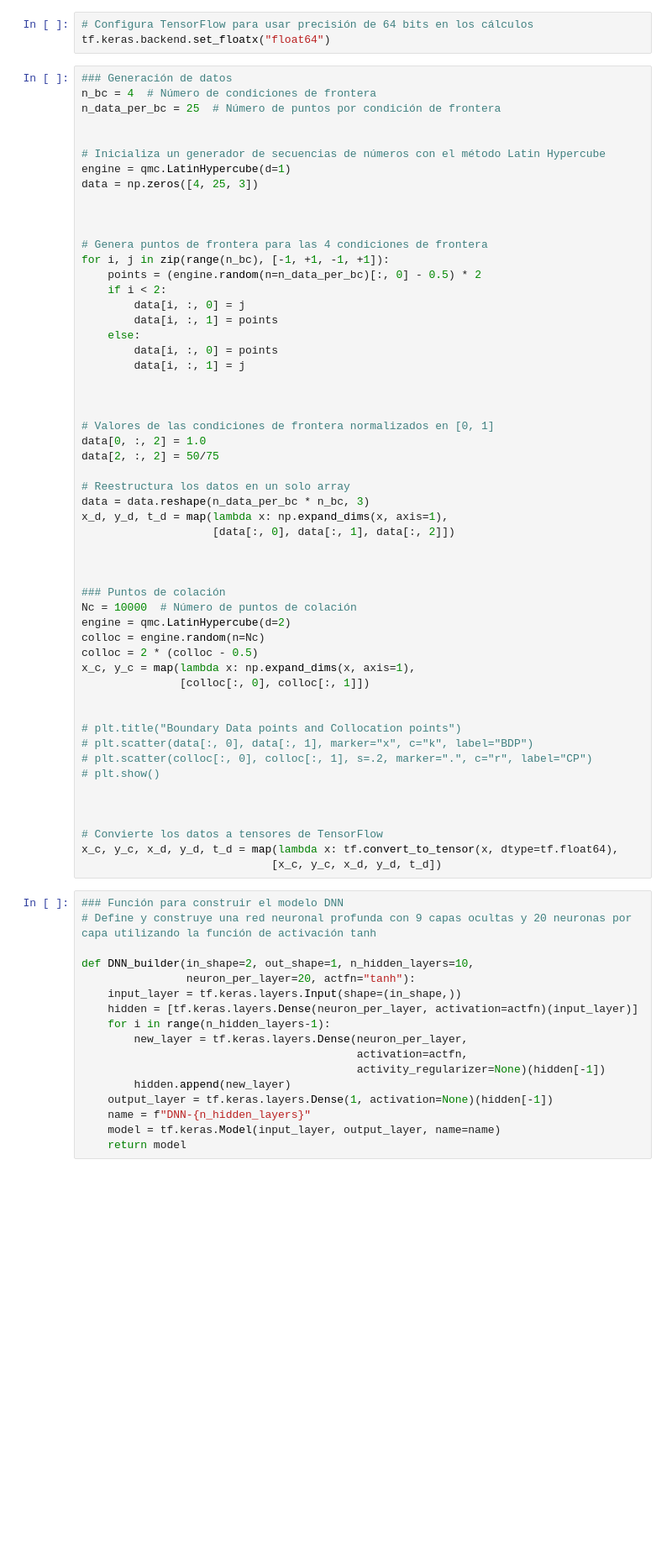
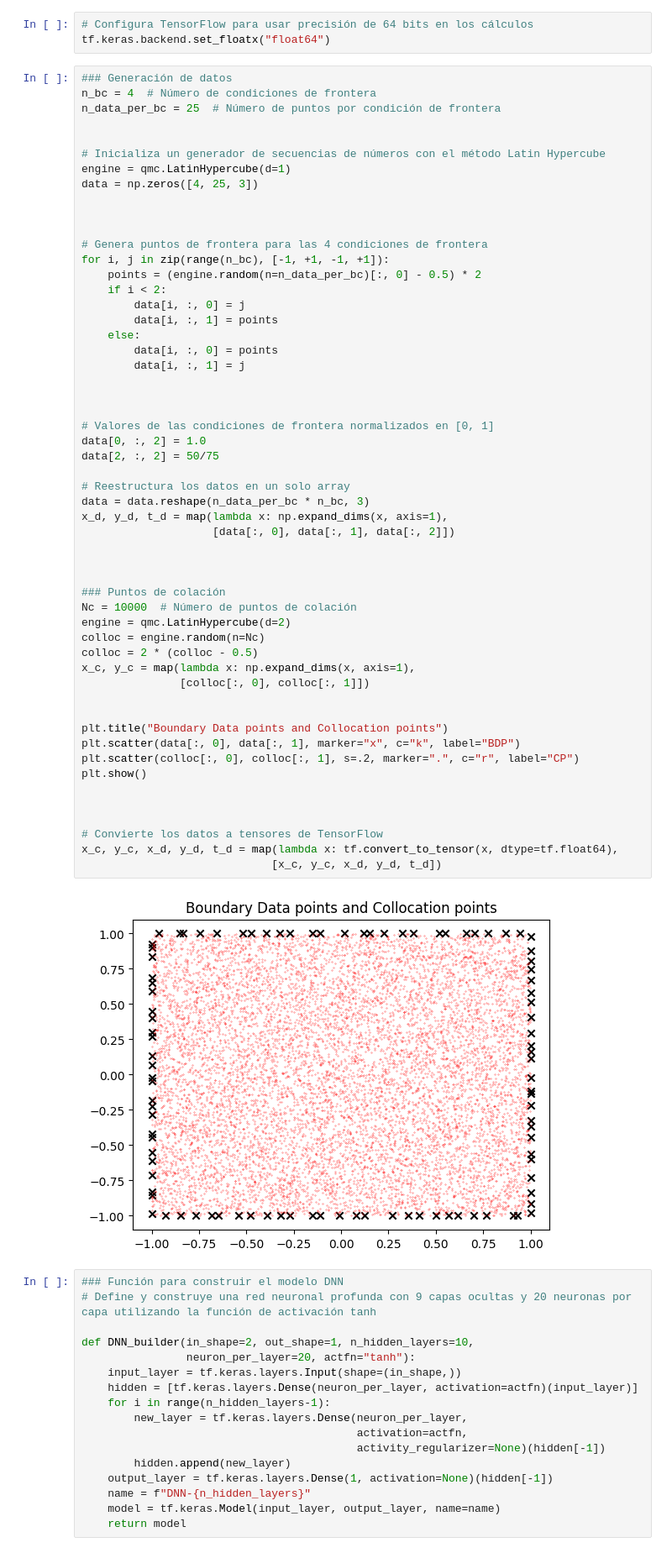
Before and after one commit to angelhigueros/pinns-with-nn, a Jupyter notebook: heath-equation.ipynb, the cells around one changed output. Shown at 84% size. Cells and saved outputs as stored; diff of their text form; blank space fills up the shorter version.

```diff
--- a/heath-equation.ipynb
+++ b/heath-equation.ipynb
@@ -32,37 +32,39 @@ for i, j in zip(range(n_bc), [-1, +1, -1, +1]):
         data[i, :, 1] = j
 
 
 
 # Valores de las condiciones de frontera normalizados en [0, 1]
 data[0, :, 2] = 1.0
 data[2, :, 2] = 50/75
 
 # Reestructura los datos en un solo array
 data = data.reshape(n_data_per_bc * n_bc, 3)
 x_d, y_d, t_d = map(lambda x: np.expand_dims(x, axis=1),
                     [data[:, 0], data[:, 1], data[:, 2]])
 
 
 
 ### Puntos de colación
 Nc = 10000  # Número de puntos de colación
 engine = qmc.LatinHypercube(d=2)
 colloc = engine.random(n=Nc)
 colloc = 2 * (colloc - 0.5)
 x_c, y_c = map(lambda x: np.expand_dims(x, axis=1),
                [colloc[:, 0], colloc[:, 1]])
 
 
-# plt.title("Boundary Data points and Collocation points")
-# plt.scatter(data[:, 0], data[:, 1], marker="x", c="k", label="BDP")
-# plt.scatter(colloc[:, 0], colloc[:, 1], s=.2, marker=".", c="r", label="CP")
-# plt.show()
+plt.title("Boundary Data points and Collocation points")
+plt.scatter(data[:, 0], data[:, 1], marker="x", c="k", label="BDP")
+plt.scatter(colloc[:, 0], colloc[:, 1], s=.2, marker=".", c="r", label="CP")
+plt.show()
 
 
 
 # Convierte los datos a tensores de TensorFlow
 x_c, y_c, x_d, y_d, t_d = map(lambda x: tf.convert_to_tensor(x, dtype=tf.float64),
                              [x_c, y_c, x_d, y_d, t_d])
+# %% [output]
+[figure, added]
 # %%
 ### Función para construir el modelo DNN
 # Define y construye una red neuronal profunda con 9 capas ocultas y 20 neuronas por capa utilizando la función de activación tanh
```
Also changed, not shown: parts of 5 cells of this notebook, 3 other files.
